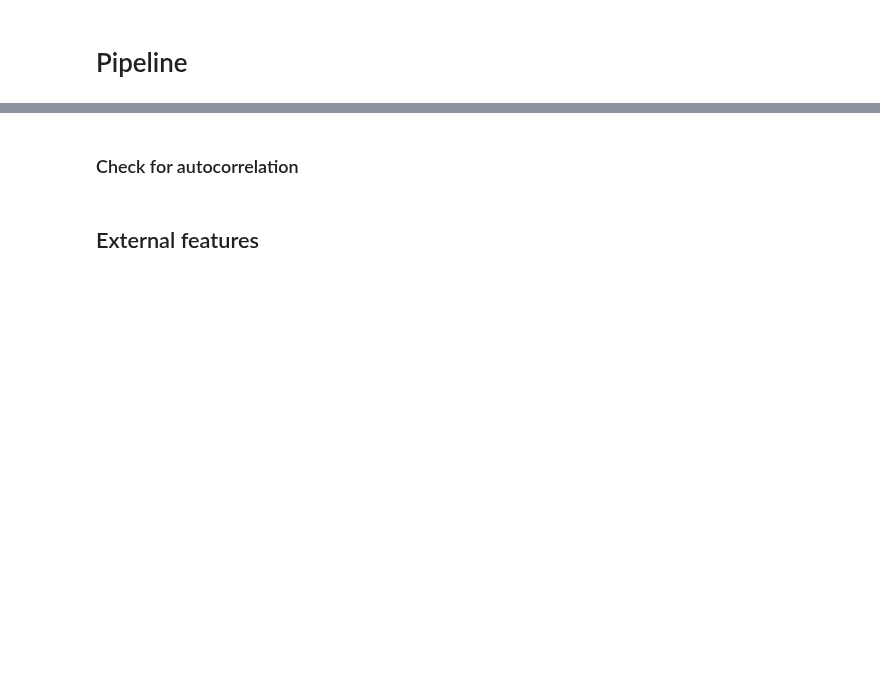
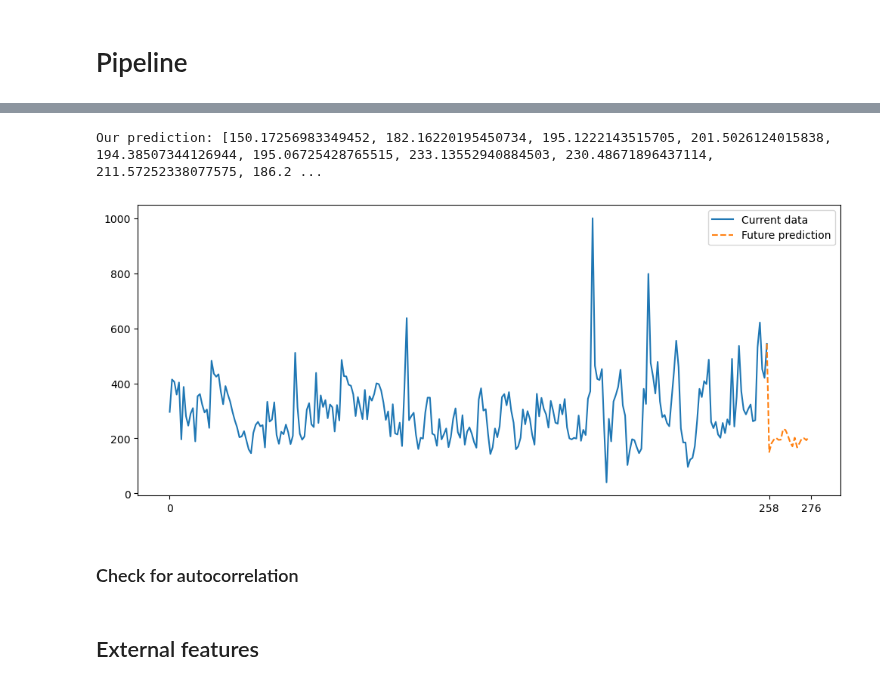
Before and after one commit to zuivu/porsche-forecast-sale, a Jupyter notebook: code/model.ipynb, the cells around one changed output, grey strips where cells are left out. Cells and saved outputs as stored; diff of their text form; code cells hidden in the pictures; blank space fills up the shorter version.

```diff
--- a/code/model.ipynb
+++ b/code/model.ipynb
@@ -289,0 +411,10 @@ missing_data_summary
+# %%
+SARIMAX_model = SARIMAXModel({"train": prod_set.iloc[:TEST_INDEX, :], "val": prod_set.iloc[TEST_INDEX:, :]})
+SARIMAX_model.train()
+prediction = SARIMAX_model.predict()
+print("Our prediction:", prediction.to_list())
+
+plt.plot(range(TEST_INDEX), dev_set.loc[:, TARGET_COL_NAME], label="Current data")
+plt.plot(range(TEST_INDEX, TEST_INDEX+TEST_PERIOD), prediction, label="Future prediction")
+plt.xticks([0, TEST_INDEX, TEST_INDEX+TEST_PERIOD])
+plt.show()
@@ -290,3 +439,16 @@ missing_data_summary
+# %%
+print("Our prediction:", prediction.to_list())
+
+plt.figure(figsize=(12,5))
+current_demand = dev_set.loc[:, TARGET_COL_NAME].tolist()
+plt.plot(range(TEST_INDEX), current_demand, label="Current data")
+plt.plot(range(TEST_INDEX-1, TEST_INDEX+TEST_PERIOD), [current_demand[-1]] + prediction.tolist(), linestyle="--", label="Future prediction")
+plt.xticks([0, TEST_INDEX, TEST_INDEX+TEST_PERIOD])
+plt.legend()
+plt.show()
+# %% [output]
+Our prediction: [150.17256983349452, 182.16220195450734, 195.1222143515705, 201.5026124015838, 194.38507344126944, 195.06725428765515, 233.13552940884503, 230.48671896437114, 211.57252338077575, 186.2 ...
+[figure, added]
 # %%
 # num_cols = 4
 # num_rows = 5
```
Also changed, not shown: parts of 15 cells of this notebook.
